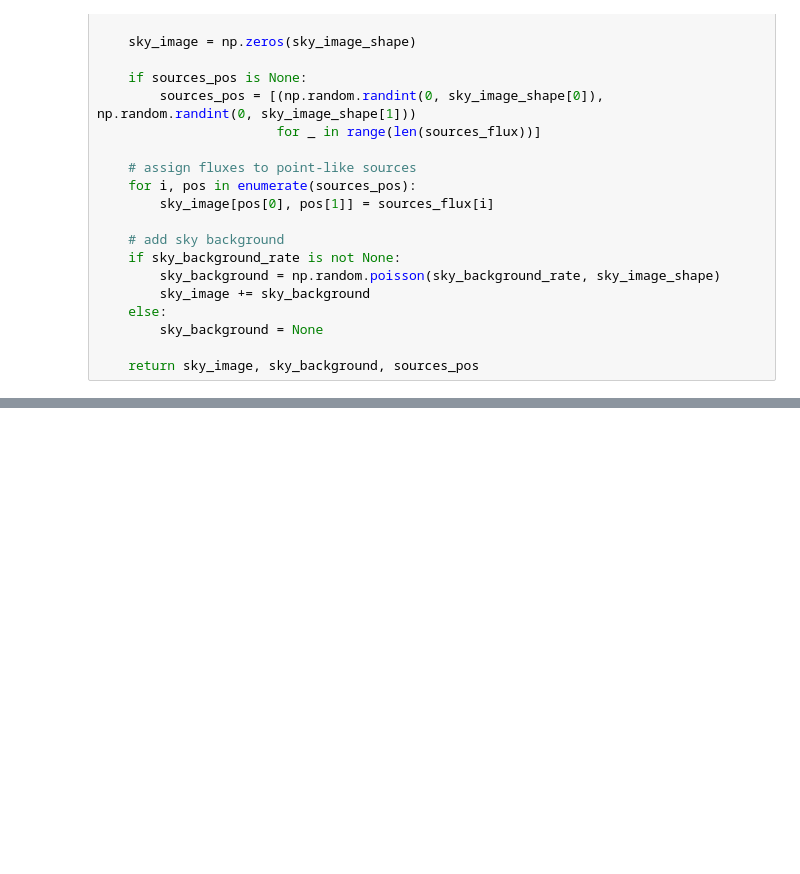
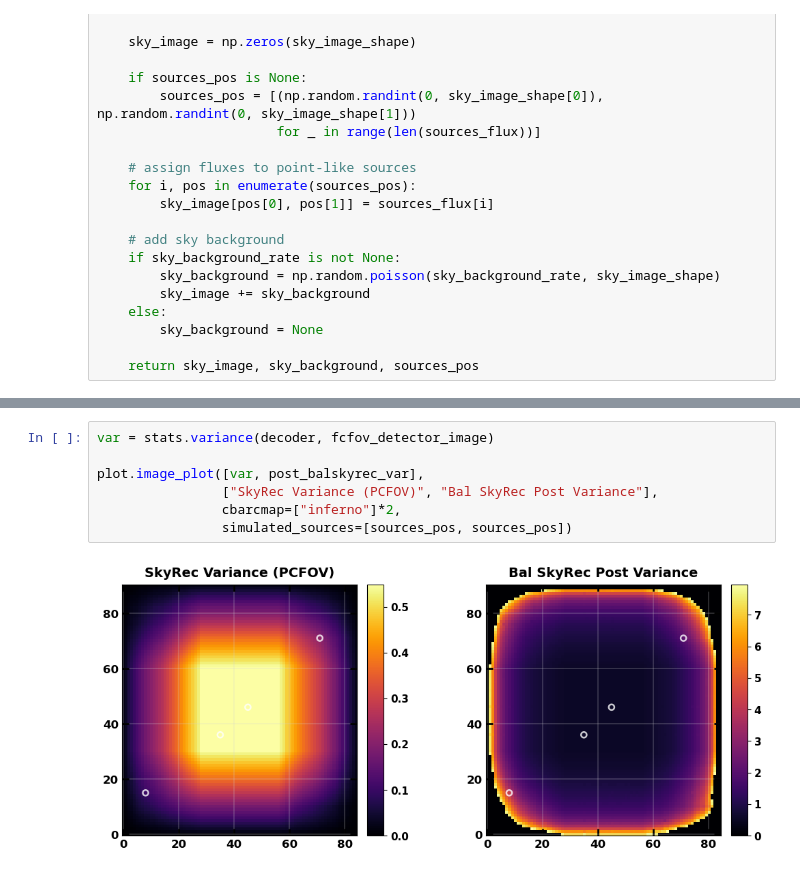
Before and after one commit to EdoardoGiancarli/Reconstruction_Masks_Test, a Jupyter notebook: Img_ReconstructionMethods_2D/variance_SNR.ipynb, the cells around one changed output, grey strips where cells are left out. Drawn from its saved outputs; the diff is of its cells as text; blank space fills up the shorter version.

```diff
--- a/Img_ReconstructionMethods_2D/variance_SNR.ipynb
+++ b/Img_ReconstructionMethods_2D/variance_SNR.ipynb
@@ -121,0 +183,9 @@ fcfov_sky_reconstruction = basic pattern shape: True
+# %%
+var = stats.variance(decoder, fcfov_detector_image)
+
+plot.image_plot([var, post_balskyrec_var],
+                ["SkyRec Variance (PCFOV)", "Bal SkyRec Post Variance"],
+                cbarcmap=["inferno"]*2,
+                simulated_sources=[sources_pos, sources_pos])
+# %% [output]
+[figure, added]
```
Also changed, not shown: parts of 10 cells of this notebook, 3 other files.
